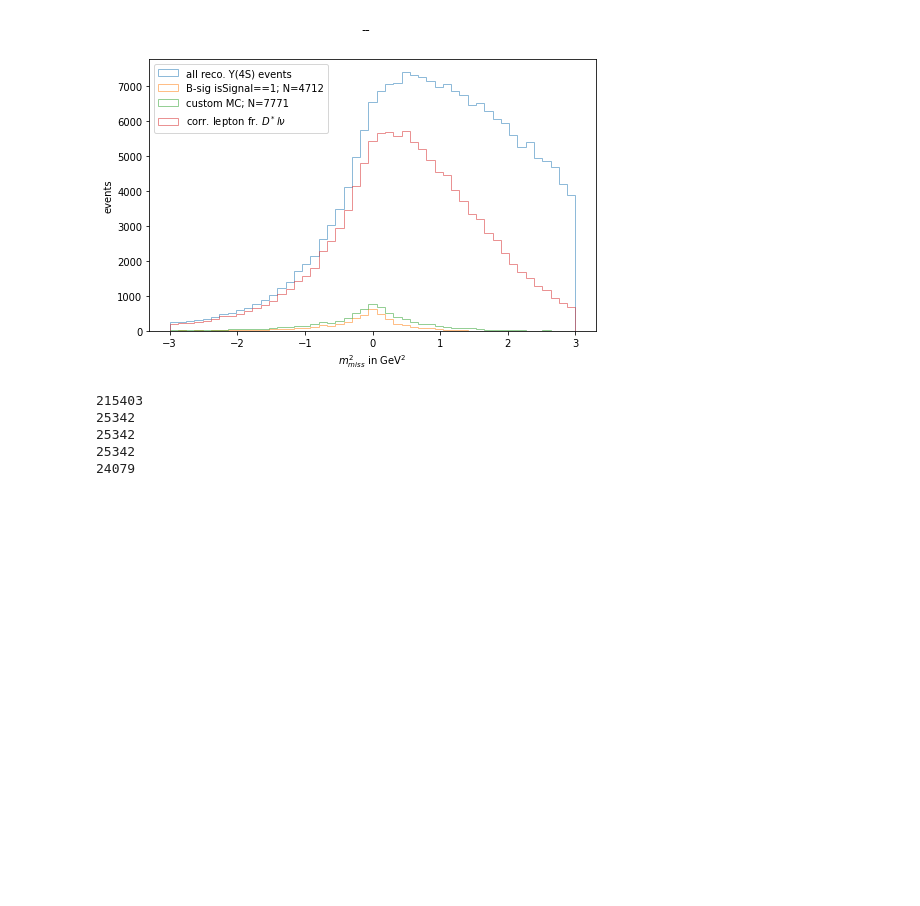
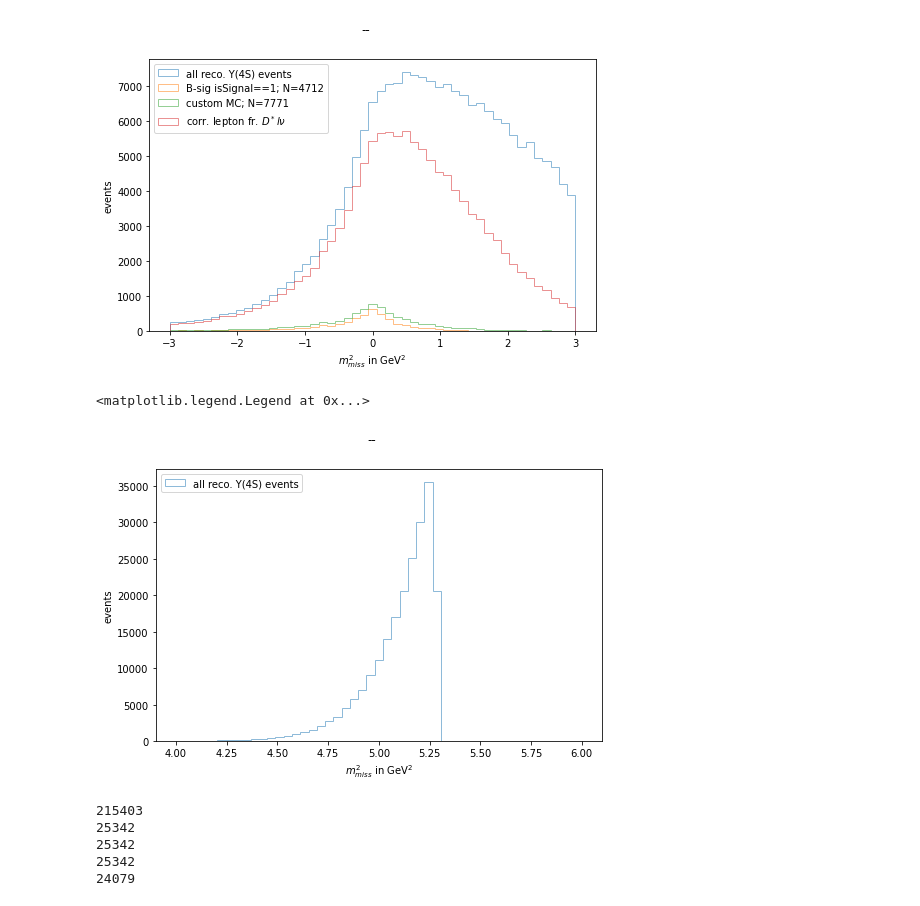
Before and after one commit to axelHeim/MCstudies, a Jupyter notebook: Dstlnu_Bt_generic/recreateGiannasPlot/offlineAnalysis_GiannasPlot.ipynb, the cells around one changed output. Drawn from its saved outputs; the diff is of its cells as text; code cells hidden in the pictures; blank space fills up the shorter version.

```diff
--- a/Dstlnu_Bt_generic/recreateGiannasPlot/offlineAnalysis_GiannasPlot.ipynb
+++ b/Dstlnu_Bt_generic/recreateGiannasPlot/offlineAnalysis_GiannasPlot.ipynb
@@ -440,6 +469,29 @@ ax.legend(loc='upper left')
 plt.savefig('mmSquared_isSignal_GiannasScript_beforeOfflineCuts.pdf')
 # %% [output]
 [figure]
+# %%
+bins = np.linspace(4, 6, 50)
+fig, ax = plt.subplots()
+fig.suptitle('--')
+fig.set_size_inches(8, 5)
+
+ax.set_xlabel(r'$m_{miss}^2$ in GeV$^2$')
+ax.set_ylabel("events")
+
+
+
+
+ax.hist(df.dau0_Mbc, bins,alpha=0.5, label='all reco. Y(4S) events',histtype='step')
+
+
+
+ax.legend(loc='upper left')
+
+
+#plt.savefig('mmSquared_isSignal_GiannasScript_beforeOfflineCuts.pdf')
+# %% [output]
+<matplotlib.legend.Legend at 0x...>
+[figure, added]
 # %%
 cut_df = df
 print(cut_df.shape[0])
```
Also changed, not shown: parts of 4 cells of this notebook, 3 other files.
